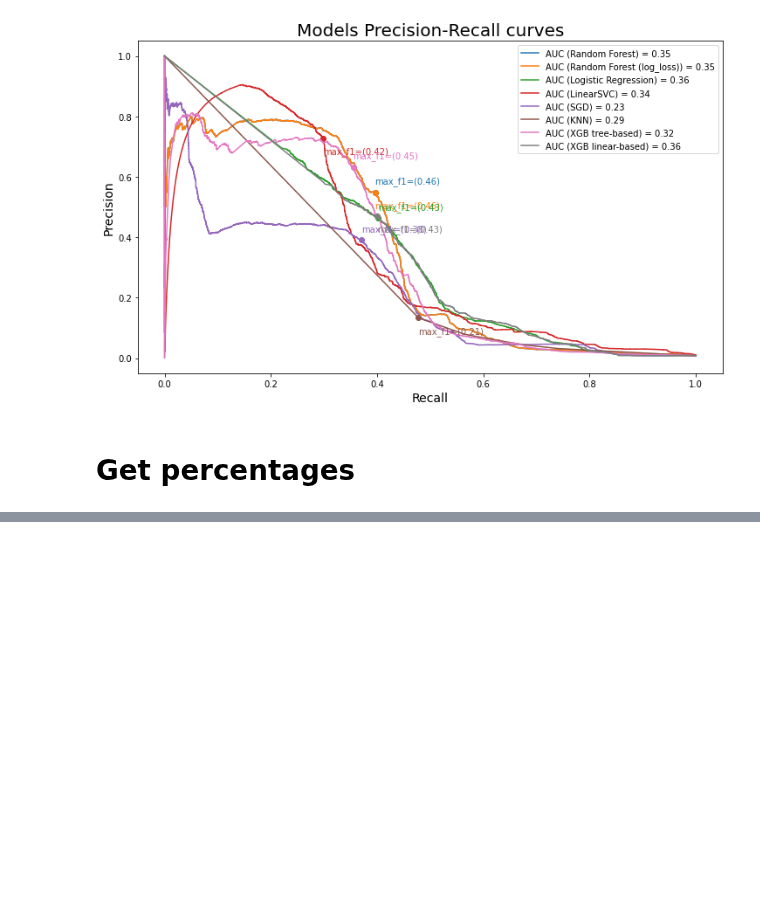
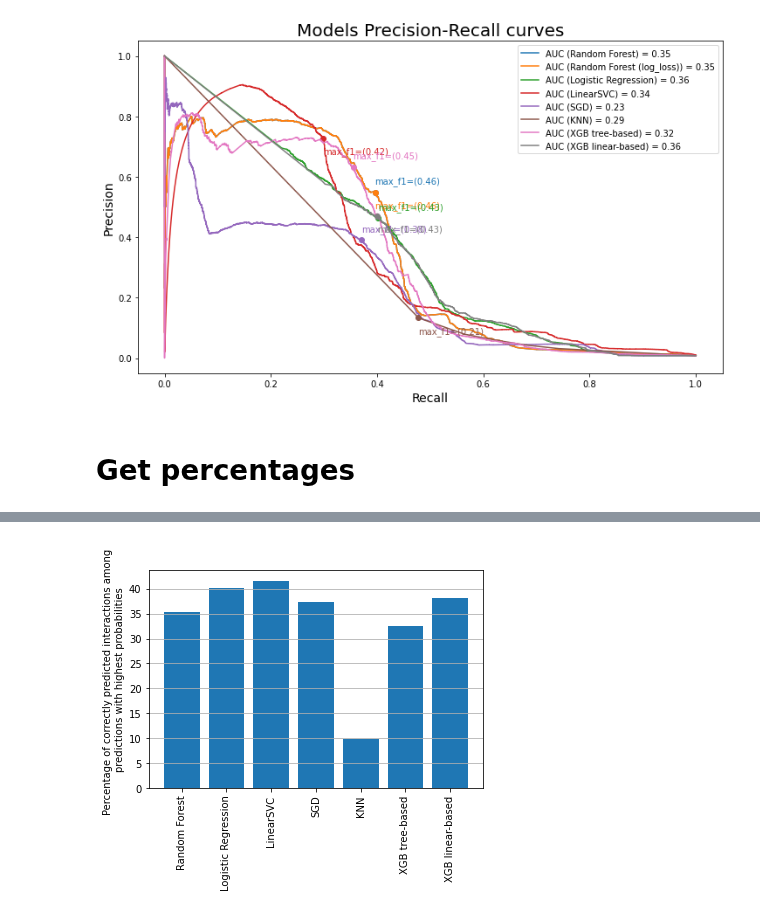
Before and after one commit to mikrzol/ML_bacteriophage_host_predicting, a Jupyter notebook: models_comparison.ipynb, the cells around one changed output, grey strips where cells are left out. Saved outputs shown, nothing was run; the diff lists cells and outputs as text; code cells hidden in the pictures; blank space fills up the shorter version.

```diff
--- a/models_comparison.ipynb
+++ b/models_comparison.ipynb
@@ -482,0 +500,8 @@ plt.xticks(rotation=90)
+# %%
+plt.bar(percentages_sampled_df.index, percentages_sampled_df['species_correct'])
+plt.ylabel(ylabel='Percentage of correctly predicted interactions among \npredictions with highest probabilities')
+plt.xticks(rotation=90)
+plt.grid(axis='y')
+plt.show()
+# %% [output]
+[figure, added]
```
Also changed, not shown: parts of 6 cells of this notebook.
